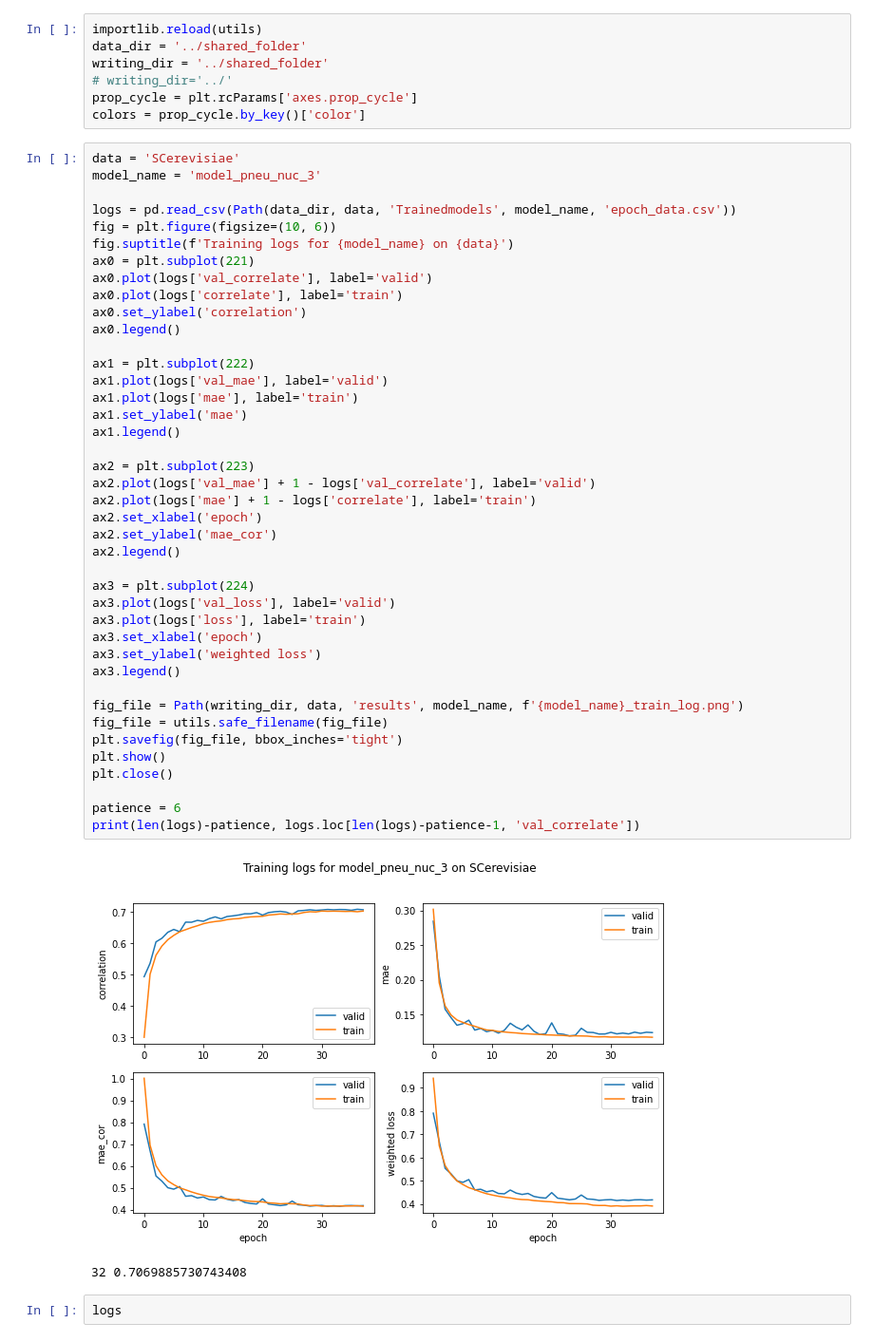
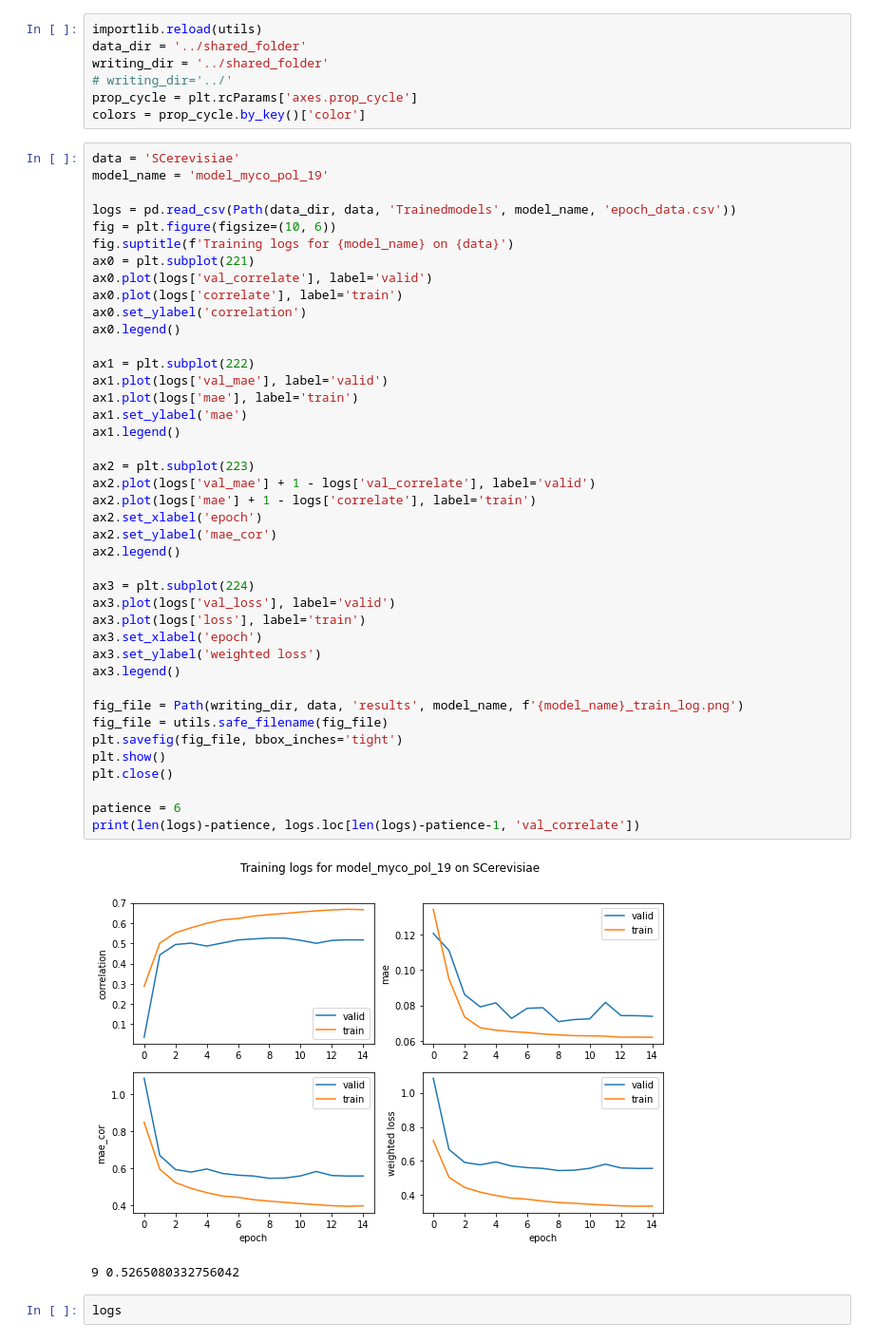
Before and after one commit to Alexwestbrook/mnhn-internship_DeepCNN_ChIP-seq, a Jupyter notebook: model_training_analysis.ipynb, the cells around one changed output. Shown at 95% size. Cells and saved outputs as stored; diff of their text form.

```diff
--- a/model_training_analysis.ipynb
+++ b/model_training_analysis.ipynb
@@ -35,7 +35,7 @@ prop_cycle = plt.rcParams['axes.prop_cycle']
 colors = prop_cycle.by_key()['color']
 # %%
 data = 'SCerevisiae'
-model_name = 'model_pneu_nuc_3'
+model_name = 'model_myco_pol_19'
 
 logs = pd.read_csv(Path(data_dir, data, 'Trainedmodels', model_name, 'epoch_data.csv'))
 fig = plt.figure(figsize=(10, 6))
@@ -48,35 +48,35 @@ ax0.legend()
 
 ax1 = plt.subplot(222)
 ax1.plot(logs['val_mae'], label='valid')
 ax1.plot(logs['mae'], label='train')
 ax1.set_ylabel('mae')
 ax1.legend()
 
 ax2 = plt.subplot(223)
 ax2.plot(logs['val_mae'] + 1 - logs['val_correlate'], label='valid')
 ax2.plot(logs['mae'] + 1 - logs['correlate'], label='train')
 ax2.set_xlabel('epoch')
 ax2.set_ylabel('mae_cor')
 ax2.legend()
 
 ax3 = plt.subplot(224)
 ax3.plot(logs['val_loss'], label='valid')
 ax3.plot(logs['loss'], label='train')
 ax3.set_xlabel('epoch')
 ax3.set_ylabel('weighted loss')
 ax3.legend()
 
 fig_file = Path(writing_dir, data, 'results', model_name, f'{model_name}_train_log.png')
 fig_file = utils.safe_filename(fig_file)
 plt.savefig(fig_file, bbox_inches='tight')
 plt.show()
 plt.close()
 
 patience = 6
 print(len(logs)-patience, logs.loc[len(logs)-patience-1, 'val_correlate'])
 # %% [output]
-[figure, old version]
+[figure, new version]
-32 0.7069885730743408
+9 0.5265080332756042
 # %%
 logs
 # %% [output]
```
Also changed, not shown: 1 other file.
